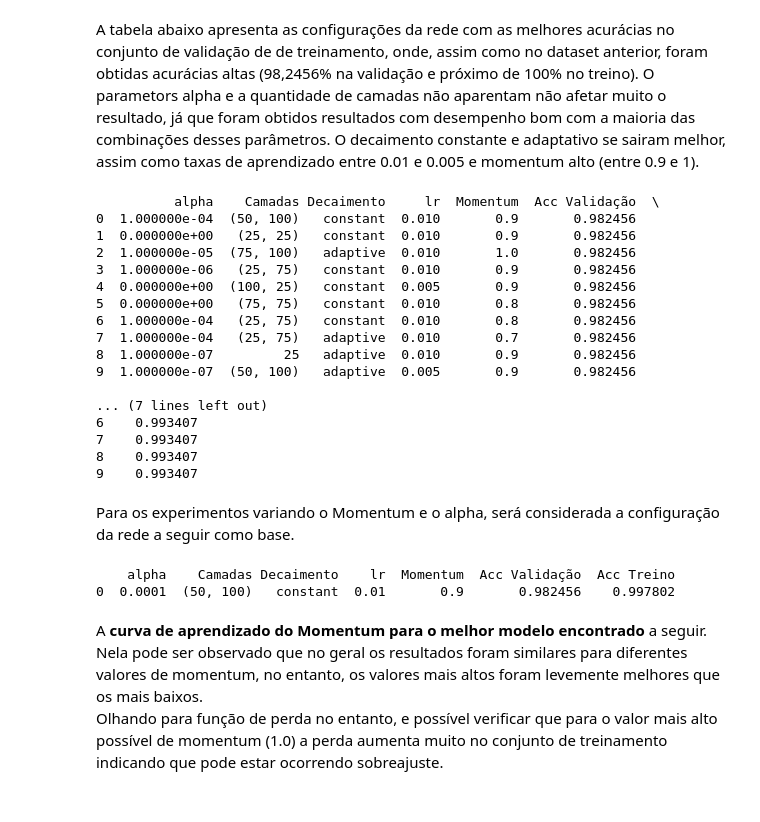
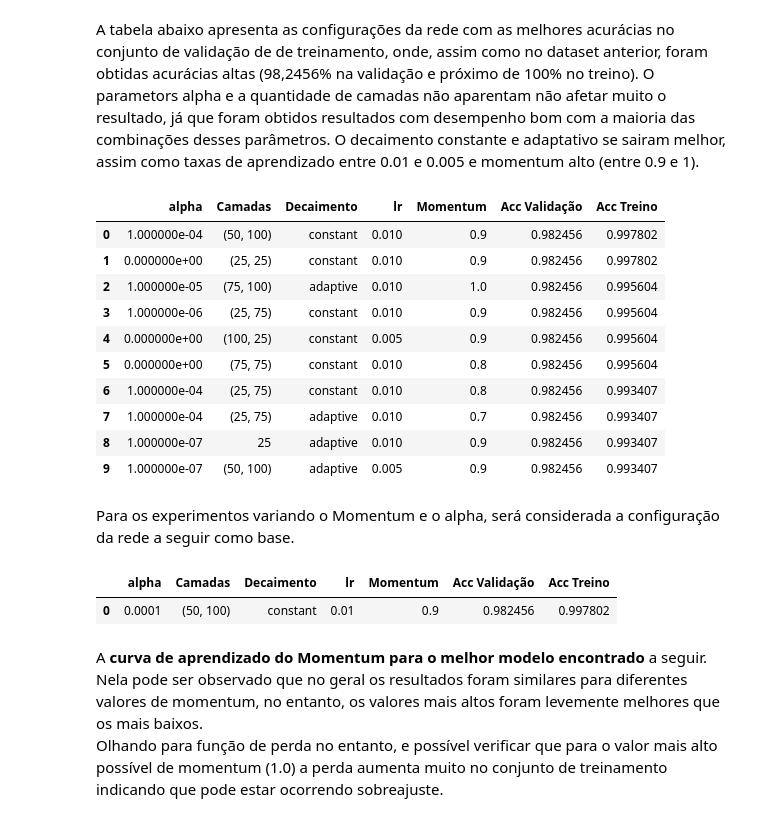
Before and after one commit to felipe-samuel/ExperimentosMLP, a Jupyter notebook: project_01-mlp_experiments.ipynb, the cells around one changed output. Drawn from its saved outputs; the diff is of its cells as text; code cells hidden in the pictures.

```diff
--- a/project_01-mlp_experiments.ipynb
+++ b/project_01-mlp_experiments.ipynb
@@ -273,32 +273,26 @@ export_csv = BCWD_results.to_csv(r'results/BCWD_grid_search.csv', index = None,
 A tabela abaixo apresenta as configurações da rede com as melhores acurácias no conjunto de validação de de treinamento, onde, assim como no dataset anterior, foram obtidas acurácias altas (98,2456% na validação e próximo de 100% no treino). O parametors alpha e a quantidade de camadas não aparentam não afetar muito o resultado, já que foram obtidos resultados com desempenho bom com a maioria das combinações desses parâmetros. O decaimento constante e adaptativo se sairam melhor, assim como taxas de aprendizado entre 0.01 e 0.005 e momentum alto (entre 0.9 e 1).
 # %%
 BCWD_results_table = pd.read_csv('results/BCWD_grid_search_sample.csv')
-print(BCWD_results_table)
+BCWD_results_table
 # %% [output]
-          alpha    Camadas Decaimento     lr  Momentum  Acc Validação  \
-0  1.000000e-04  (50, 100)   constant  0.010       0.9       0.982456
-1  0.000000e+00   (25, 25)   constant  0.010       0.9       0.982456
-2  1.000000e-05  (75, 100)   adaptive  0.010       1.0       0.982456
-3  1.000000e-06   (25, 75)   constant  0.010       0.9       0.982456
-4  0.000000e+00  (100, 25)   constant  0.005       0.9       0.982456
-5  0.000000e+00   (75, 75)   constant  0.010       0.8       0.982456
-6  1.000000e-04   (25, 75)   constant  0.010       0.8       0.982456
-7  1.000000e-04   (25, 75)   adaptive  0.010       0.7       0.982456
-8  1.000000e-07         25   adaptive  0.010       0.9       0.982456
-9  1.000000e-07  (50, 100)   adaptive  0.005       0.9       0.982456
-
-... (7 lines left out)
-6    0.993407
-7    0.993407
-8    0.993407
-9    0.993407
+|  | alpha | Camadas | Decaimento | lr | Momentum | Acc Validação | Acc Treino |
+| 0 | 1.000000e-04 | (50, 100) | constant | 0.010 | 0.9 | 0.982456 | 0.997802 |
+| 1 | 0.000000e+00 | (25, 25) | constant | 0.010 | 0.9 | 0.982456 | 0.997802 |
+| 2 | 1.000000e-05 | (75, 100) | adaptive | 0.010 | 1.0 | 0.982456 | 0.995604 |
+| 3 | 1.000000e-06 | (25, 75) | constant | 0.010 | 0.9 | 0.982456 | 0.995604 |
+| 4 | 0.000000e+00 | (100, 25) | constant | 0.005 | 0.9 | 0.982456 | 0.995604 |
+| 5 | 0.000000e+00 | (75, 75) | constant | 0.010 | 0.8 | 0.982456 | 0.995604 |
+| 6 | 1.000000e-04 | (25, 75) | constant | 0.010 | 0.8 | 0.982456 | 0.993407 |
+| 7 | 1.000000e-04 | (25, 75) | adaptive | 0.010 | 0.7 | 0.982456 | 0.993407 |
+| 8 | 1.000000e-07 | 25 | adaptive | 0.010 | 0.9 | 0.982456 | 0.993407 |
+| 9 | 1.000000e-07 | (50, 100) | adaptive | 0.005 | 0.9 | 0.982456 | 0.993407 |
 # %% [markdown]
 Para os experimentos variando o Momentum e o alpha, será considerada a configuração da rede a seguir como base.
 # %%
-print(BCWD_results_table.loc[[0]])
+BCWD_results_table.loc[[0]]
 # %% [output]
-    alpha    Camadas Decaimento    lr  Momentum  Acc Validação  Acc Treino
-0  0.0001  (50, 100)   constant  0.01       0.9       0.982456    0.997802
+|  | alpha | Camadas | Decaimento | lr | Momentum | Acc Validação | Acc Treino |
+| 0 | 0.0001 | (50, 100) | constant | 0.01 | 0.9 | 0.982456 | 0.997802 |
 # %% [markdown]
 A <b>curva de aprendizado do Momentum para o melhor modelo encontrado</b> a seguir. Nela pode ser observado que no geral os resultados foram similares para diferentes valores de momentum, no entanto, os valores mais altos foram levemente melhores que os mais baixos.<br />
 Olhando para função de perda no entanto, e possível verificar que para o valor mais alto possível de momentum (1.0) a perda aumenta muito no conjunto de treinamento indicando que pode estar ocorrendo sobreajuste.
```
Also changed, not shown: parts of 4 cells of this notebook, 1 other file.
